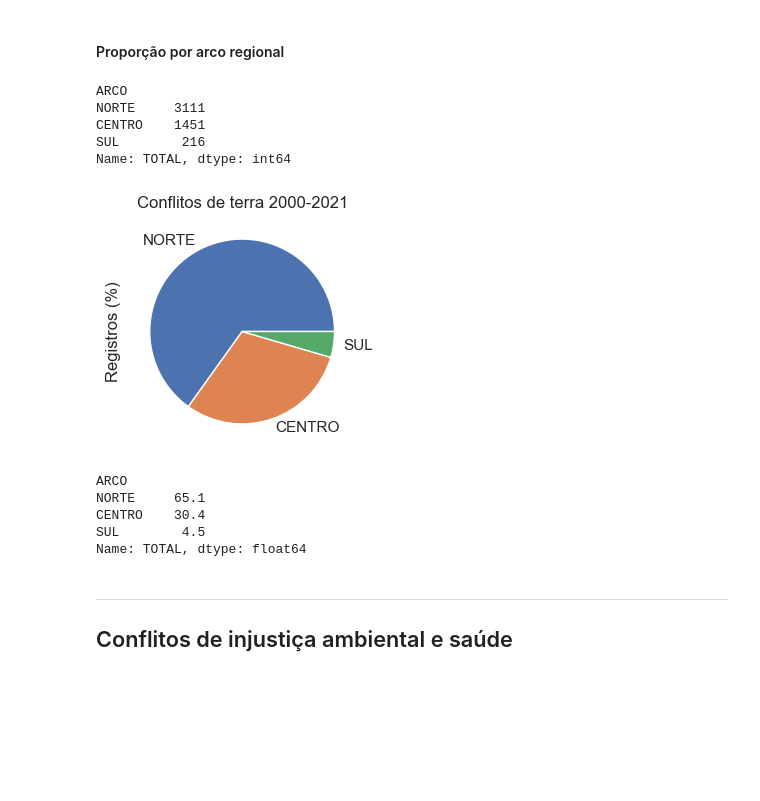
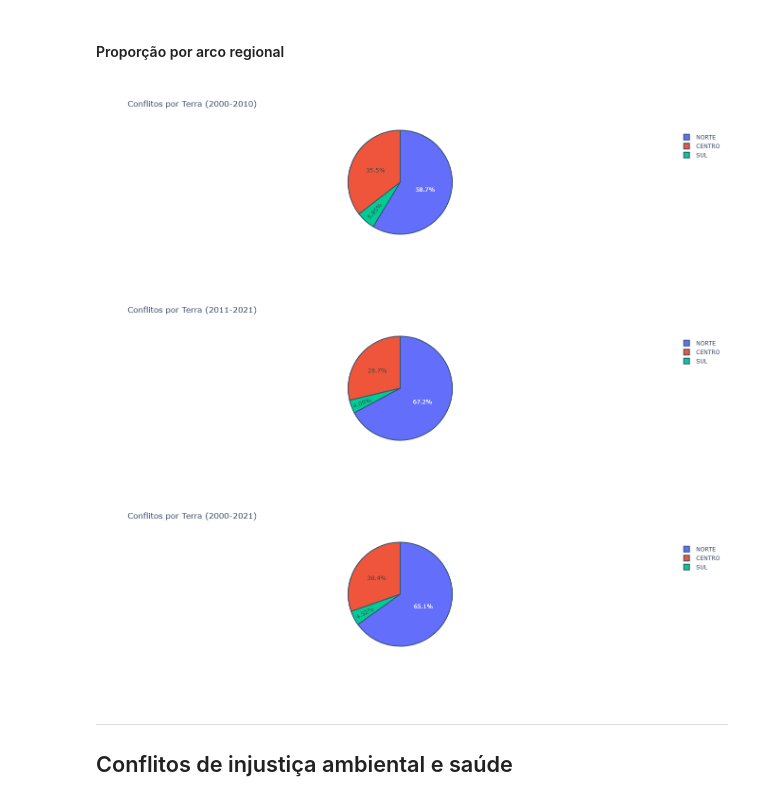
Before and after one commit to luisresende13/Conflitos-de-Terra, a Jupyter notebook: Exploração Histórico de Conflitos de Terra.ipynb, the cells around one changed output. Cells and saved outputs as stored; diff of their text form; code cells hidden in the pictures; blank space fills up the shorter version.

```diff
--- a/Exploração Histórico de Conflitos de Terra.ipynb
+++ b/Exploração Histórico de Conflitos de Terra.ipynb
@@ -29,9 +53,11 @@ history['ID'] = history['MUN'] + ' - ' + history['UF']
 # %%
 # Listar colunas com contagems por ano
-year_columns = list(filter(lambda col: '20' in col, history.columns))
+year_columns = ['CONF2000', 'CONF2001', 'CONF2002', 'CONF2003', 'CONF2004', 'CONF2005', 'CONF2006', 'CONF2007', 'CONF2008', 'CONF2009', 'CONF2010', 'CONF2011', 'CONF2012', 'CONF2013', 'CONF2014', 'CONF2015', 'CONF2016', 'CONF2017', 'CONF2018', 'CONF2019', 'CONF2020', 'CONF2021']
 
 # Somar colunas com contagems por ano
 history['TOTAL'] = history[year_columns].sum(axis=1)
+history['TOTAL_2000_2010'] = history[year_columns[:11]].sum(axis=1)
+history['TOTAL_2011_2021'] = history[year_columns[11:]].sum(axis=1)
 # %% [markdown]
 #### Criar coluna para o arco regional ao qual o estado do município pertence
 # %%
@@ -80,15 +97,0 @@ Index(['id', 'CUGN', 'CUGT', 'MUN', 'UF', 'FF', 'FFSITGEO', 'FRONTEIRA',
-# %%
-# Conflitos por cidade
-city_count = history.set_index('ID')['TOTAL']
-
-
-# Top 10 cidades com mais conflitos
-data = city_count.nlargest(10)
-
-print(data)
-ax = data.plot.bar(
-    title="Conflitos de terra 2000-2021",
-    xlabel="Município",
-    ylabel="Registros",
-    figsize=(5, 3),
-)
@@ -224,32 +216,34 @@ Name: TOTAL, dtype: int64
 # %% [markdown]
 #### Proporção por arco regional
 # %%
-# Proporção de conflitos por arco regional
-arco_count = history.groupby('ARCO')['TOTAL'].sum().sort_values(ascending=False)
+from Modulos.visu import pie_chart
+
+plot = lambda data, title: pie_chart(
+    data,
+    hoverinfo='label+percent',
+    textinfo='percent',
+    marker=dict(line=dict(color='rgba(55, 83, 109, 1.0)', width=2)),
+    title=title,
+    template='plotly_white',
+    width=600,
+    height=400
+)
+
+arco_count = history.groupby('ARCO')['TOTAL_2000_2010'].sum()
 data = arco_count.sort_values(ascending=False)
+plot(data, "Conflitos por Terra (2000-2010)")
 
-print(data)
-ax = data.plot.pie(
-    title="Conflitos de terra 2000-2021",
-    xlabel="Região",
-    ylabel="Registros (%)",
-    figsize=(5, 3),
-)
+arco_count = history.groupby('ARCO')['TOTAL_2011_2021'].sum()
+data = arco_count.sort_values(ascending=False)
+plot(data, "Conflitos por Terra (2011-2021)")
+
+arco_count = history.groupby('ARCO')['TOTAL'].sum()
+data = arco_count.sort_values(ascending=False)
+plot(data, "Conflitos por Terra (2000-2021)")
 # %% [output]
-ARCO
-NORTE     3111
-CENTRO    1451
-SUL        216
-Name: TOTAL, dtype: int64
-[figure, old version]
+[figure, new version]
+[figure, added]
+[figure, added]
-# %%
-(data / data.sum() * 100).round(1)
-# %% [output]
-ARCO
-NORTE     65.1
-CENTRO    30.4
-SUL        4.5
-Name: TOTAL, dtype: float64
 # %% [markdown]
 ---
 ## Conflitos de injustiça ambiental e saúde
```
Also changed, not shown: parts of 15 cells of this notebook, 1 other file.
